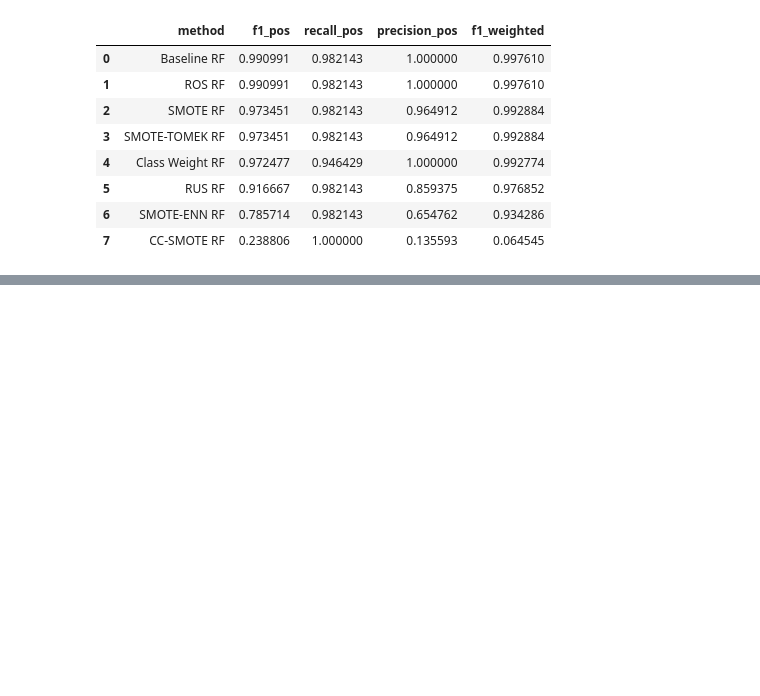
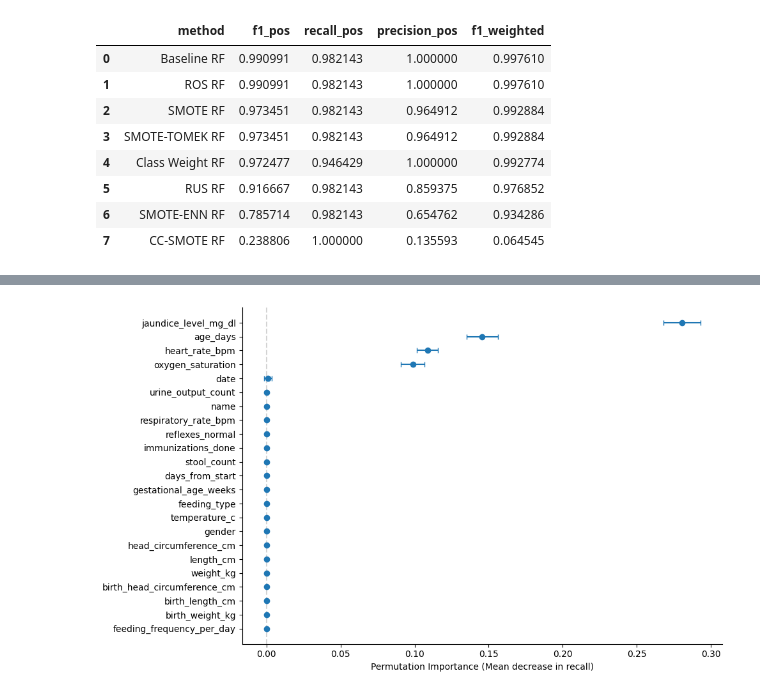
Before and after one commit to BSDSBA-JF/ML-II-Labs, a Jupyter notebook: 02/02-lab-materials/LINDSEY MAIN.ipynb, the cells around one changed output, grey strips where cells are left out. Cells and saved outputs as stored; diff of their text form; code cells hidden in the pictures; blank space fills up the shorter version.

```diff
--- a/02/02-lab-materials/LINDSEY MAIN.ipynb
+++ b/02/02-lab-materials/LINDSEY MAIN.ipynb
@@ -471,0 +504,31 @@ display(results)
+# %%
+perm_imp_df = pd.DataFrame({
+    "feature": X_eval.columns,
+    "importance_mean": result.importances_mean,
+    "importance_std": result.importances_std
+}).sort_values("importance_mean", ascending=False)
+
+
+perm_imp_df_sorted = perm_imp_df.sort_values("importance_mean", ascending=True)  # ascending for horizontal plot
+
+ordered_labels = perm_imp_df_sorted["feature"].values
+ordered_means = perm_imp_df_sorted["importance_mean"].values
+ordered_stds  = perm_imp_df_sorted["importance_std"].values
+
+# --- Plot ---
+plt.figure(figsize=(10, 6))
+plt.errorbar(
+    x=ordered_means,
+    y=ordered_labels,
+    xerr=ordered_stds,
+    fmt="o",
+    capsize=3
+)
+plt.xlabel("Permutation Importance (Mean decrease in recall)")
+plt.axvline(0, linestyle="--", color="lightgray")
+plt.tight_layout()
+plt.gca().spines['top'].set_visible(False)
+plt.gca().spines['right'].set_visible(False)
+plt.show()
+# %% [output]
+[figure, added]
```
Also changed, not shown: parts of 16 cells of this notebook.
